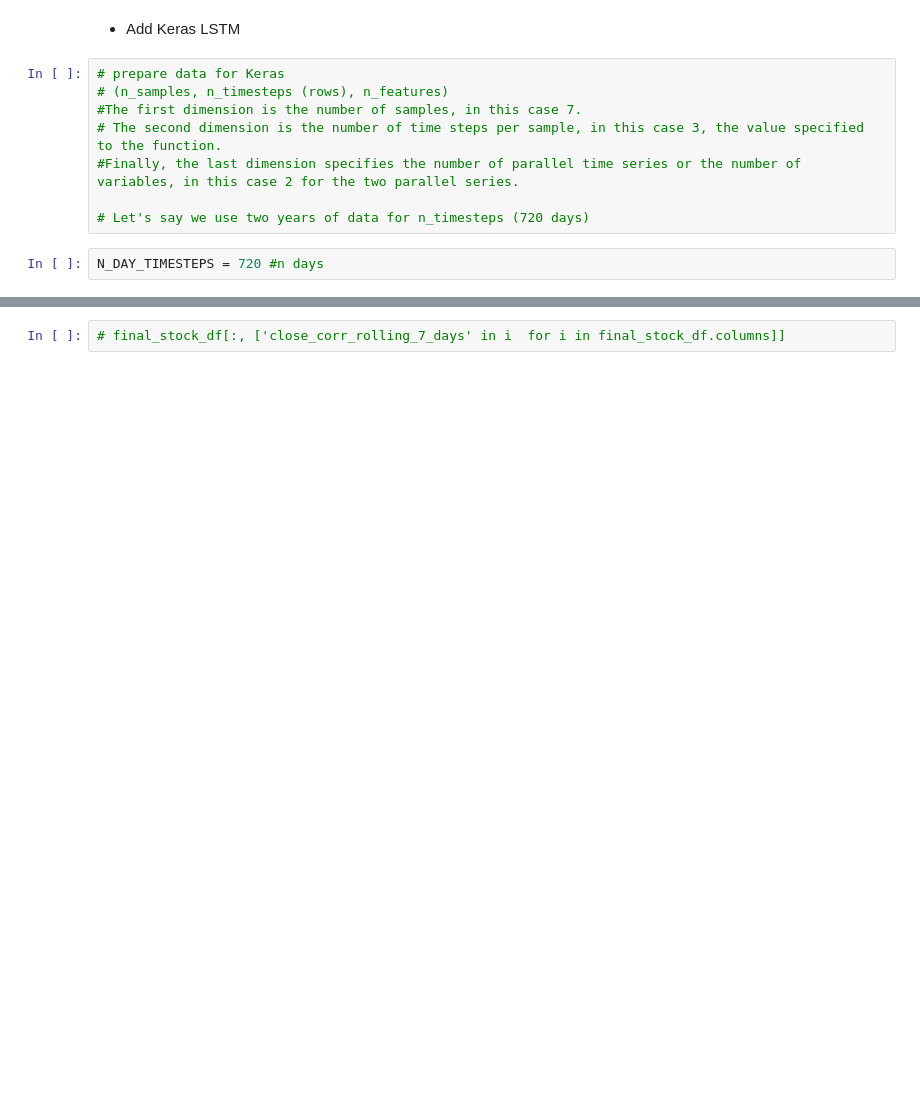
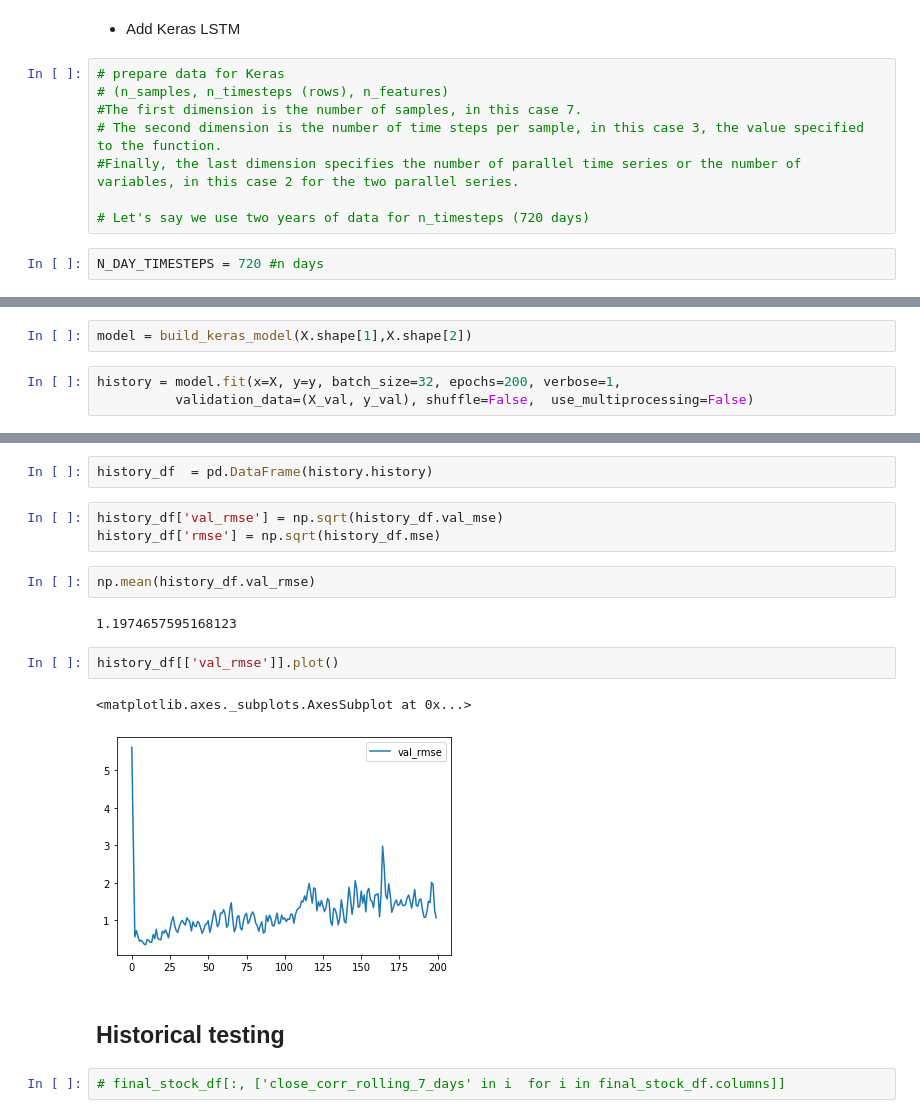
Before and after one commit to jonhilgart22/daily_trading, a Jupyter notebook: notebooks/train_model.ipynb, the cells around one changed output, grey strips where cells are left out. Drawn from its saved outputs; the diff is of its cells as text; blank space fills up the shorter version.

```diff
--- a/notebooks/train_model.ipynb
+++ b/notebooks/train_model.ipynb
@@ -564 +666,6 @@ def build_keras_model(n_steps, n_features):
     return model
+# %%
+model = build_keras_model(X.shape[1],X.shape[2])
+# %%
+history = model.fit(x=X, y=y, batch_size=32, epochs=200, verbose=1,
+          validation_data=(X_val, y_val), shuffle=False,  use_multiprocessing=False)
@@ -565,3 +690,19 @@ def build_keras_model(n_steps, n_features):
+# %%
+history_df  = pd.DataFrame(history.history)
+# %%
+history_df['val_rmse'] = np.sqrt(history_df.val_mse)
+history_df['rmse'] = np.sqrt(history_df.mse)
+# %%
+np.mean(history_df.val_rmse)
+# %% [output]
+1.1974657595168123
+# %%
+history_df[['val_rmse']].plot()
+# %% [output]
+<matplotlib.axes._subplots.AxesSubplot at 0x...>
+[figure, added]
+# %% [markdown]
+## Historical testing
 # %%
 # final_stock_df[:, ['close_corr_rolling_7_days' in i  for i in final_stock_df.columns]]
 # %%
```
Also changed, not shown: parts of 32 cells of this notebook, 11 other files.
